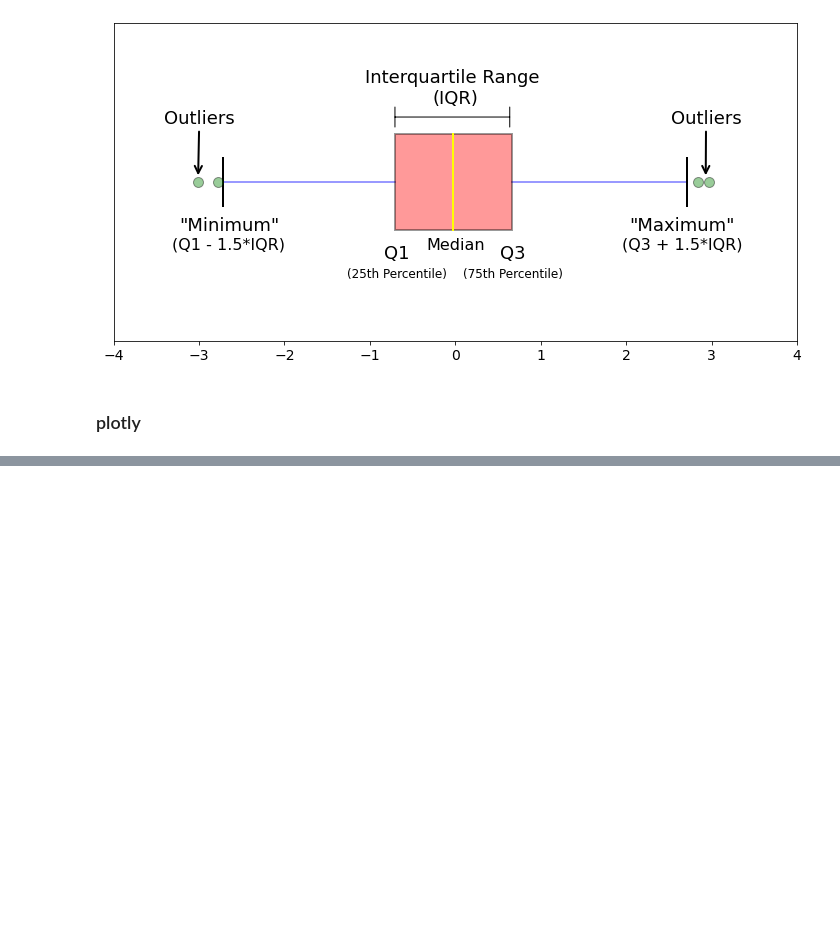
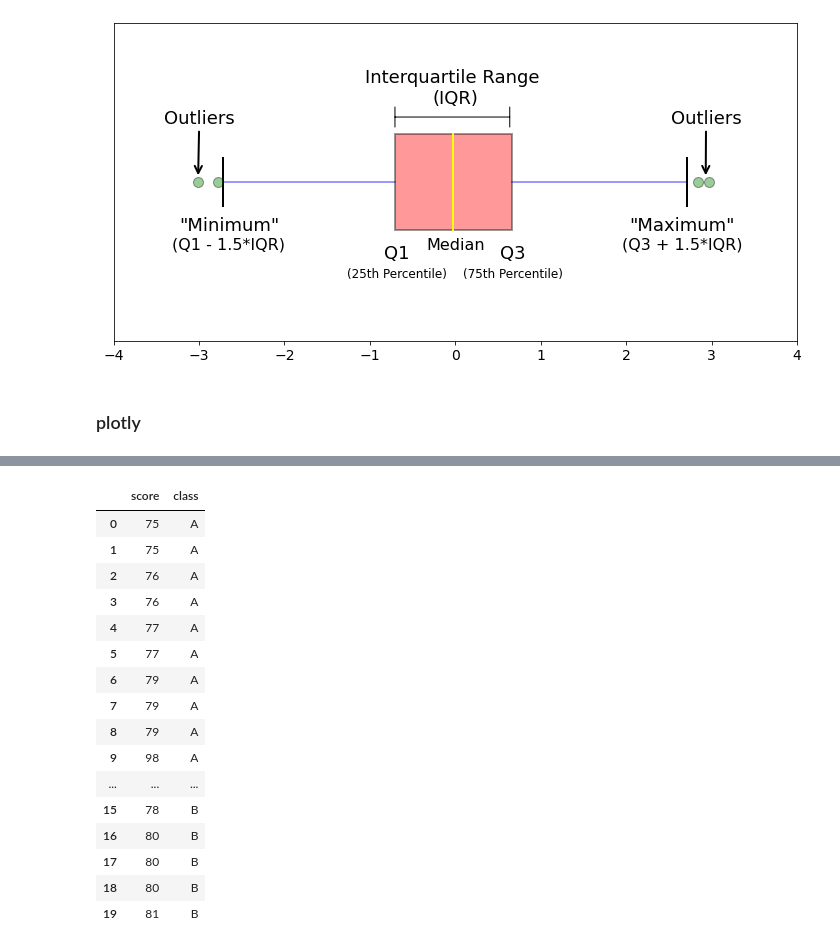
Before and after one commit to guebin/2021DV, a Jupyter notebook: _notebooks/Untitled.ipynb, the cells around one changed output, grey strips where cells are left out. Drawn from its saved outputs; the diff is of its cells as text; code cells hidden in the pictures; blank space fills up the shorter version.

```diff
--- a/_notebooks/Untitled.ipynb
+++ b/_notebooks/Untitled.ipynb
@@ -158,0 +158,20 @@ HTML(fig.to_html(include_plotlyjs='cdn',include_mathjax=False))
+# %%
+df
+# %% [output]
+|  | score | class |
+| 0 | 75 | A |
+| 1 | 75 | A |
+| 2 | 76 | A |
+| 3 | 76 | A |
+| 4 | 77 | A |
+| 5 | 77 | A |
+| 6 | 79 | A |
+| 7 | 79 | A |
+| 8 | 79 | A |
+| 9 | 98 | A |
+| ... | ... | ... |
+| 15 | 78 | B |
+| 16 | 80 | B |
+| 17 | 80 | B |
+| 18 | 80 | B |
+| 19 | 81 | B |
```
Also changed, not shown: parts of 8 cells of this notebook.
